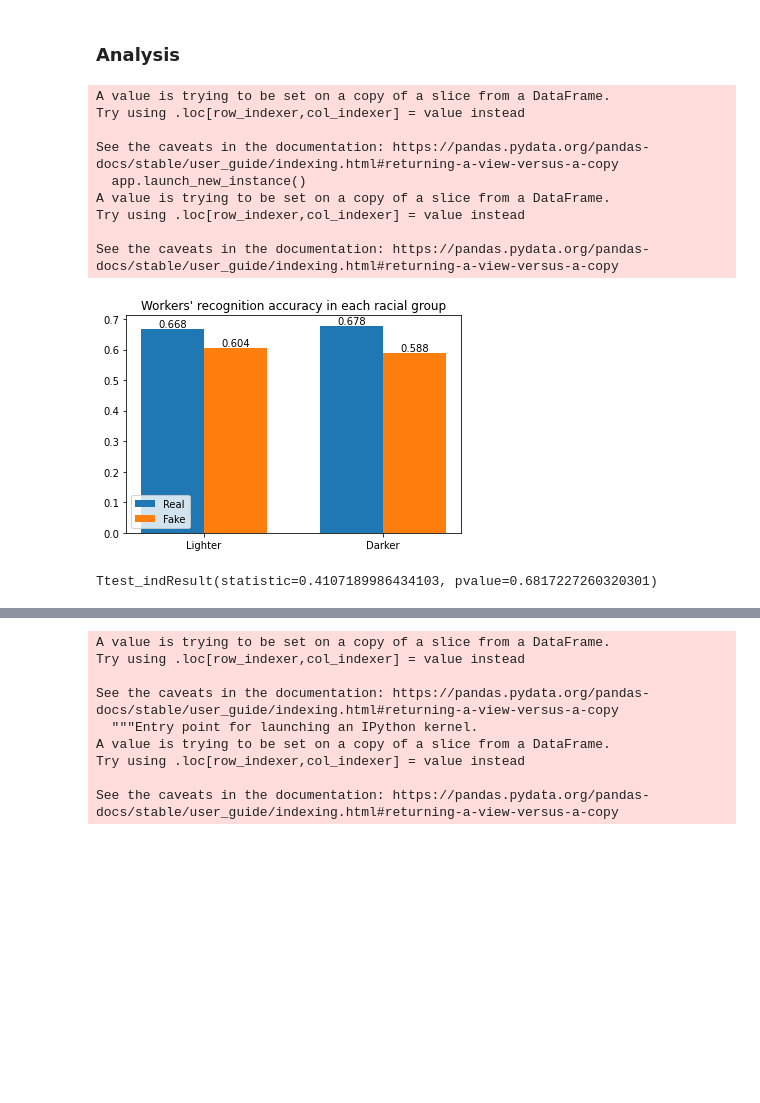
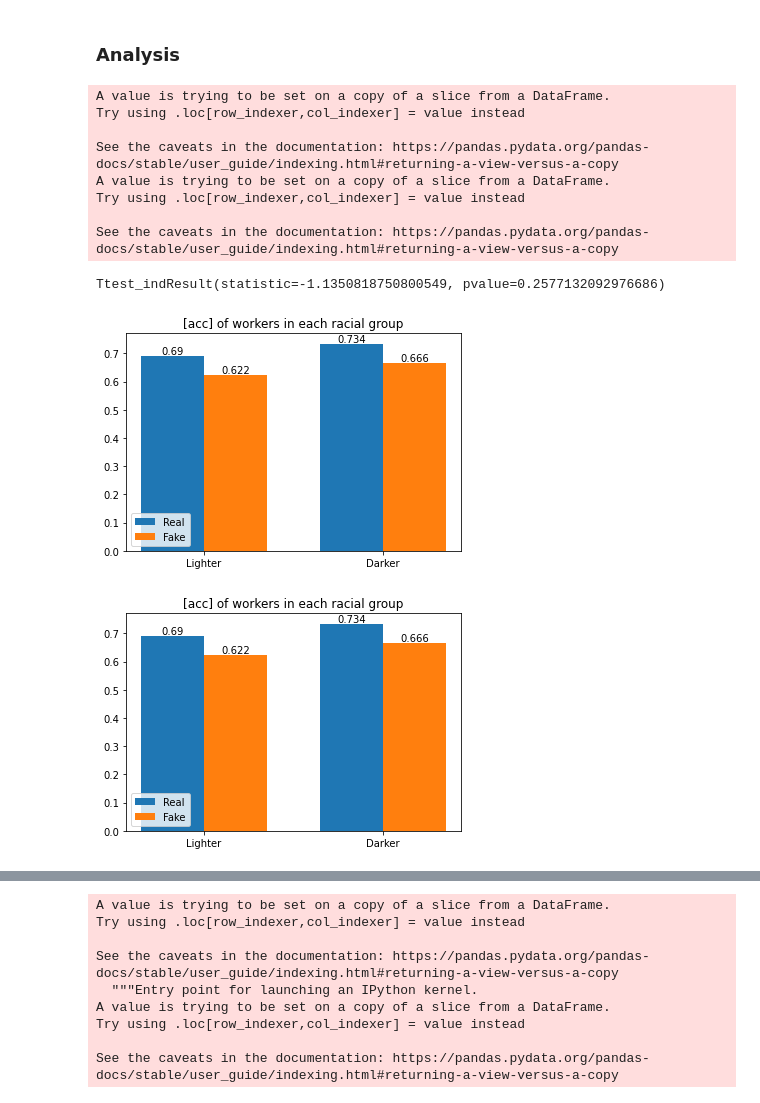
Before and after one commit to BirkhoffG/crowd_project, a Jupyter notebook: fairness.ipynb, the cells around one changed output, grey strips where cells are left out. Saved outputs shown, nothing was run; the diff lists cells and outputs as text; code cells hidden in the pictures; blank space fills up the shorter version.

```diff
--- a/fairness.ipynb
+++ b/fairness.ipynb
@@ -184,15 +184,25 @@ control_task[['INPUT:image', 'GOLDEN:result']].to_csv('control_tasks.tsv', index
 # %%
 from scipy.stats import ttest_ind
 
+def normalize_confidence(x):
+    # {0: 'Very confident', 1: 'Somewhat confident', 2: 'Not confident'} ==> {0: 'Not confident', 0.5: 'Somewhat confident', 1: 'Very confident'}
+    return dict(zip(range(3), [1., 0.5, 0.]))[x]
 
-def get_real_fake_acc(result_path, balanced_set):
+
+def get_real_fake_acc(result_path, balanced_set, metrics='acc'):
+    if metrics not in ['acc', 'OUTPUT:confidence']:
+        raise ValueError("metrics must be either 'acc' or 'OUTPUT:confidence'")
+
     worker_acc = pd.read_csv(result_path, sep='\t').dropna(axis=0, how='all')
     worker_acc['n_tasks'] = np.ones(len(worker_acc))
     worker_acc['INPUT:image'] = worker_acc['INPUT:image'].apply(lambda x: x.replace('"', ''))
     worker_acc['n_tasks'] = np.ones(len(worker_acc))
+    worker_acc['OUTPUT:confidence'] = worker_acc['OUTPUT:confidence'].apply(normalize_confidence)
+    worker_acc = worker_acc[:2000]
     # worker's acc for each image
-    imgs_acc = worker_acc[['INPUT:image', 'OUTPUT:result', 'GOLDEN:result', 'n_tasks']].groupby('INPUT:image').sum().reset_index()
+    imgs_acc = worker_acc[['INPUT:image', 'OUTPUT:result', 'GOLDEN:result', 'n_tasks', 'OUTPUT:confidence']].groupby('INPUT:image').sum().reset_index()
     imgs_acc = imgs_acc.merge(balanced_set, on='INPUT:image')
+    imgs_acc['OUTPUT:confidence'] = imgs_acc['OUTPUT:confidence'] / imgs_acc['n_tasks']
     imgs_acc_real = imgs_acc[imgs_acc['GOLDEN:result'] == 0.]
     imgs_acc_fake = imgs_acc[imgs_acc['GOLDEN:result'] > 0.]
 
@@ -201,14 +211,20 @@ def get_real_fake_acc(result_path, balanced_set):
     imgs_acc_real['acc'] = (imgs_acc_real['n_tasks'] - imgs_acc_real['OUTPUT:result']) / (imgs_acc_real['n_tasks'] - imgs_acc_real['GOLDEN:result'])
 
     fig = freq_bar(
-        real_y=imgs_acc_real.groupby('skin').mean()['acc'],
-        fake_y=imgs_acc_fake.groupby('skin').mean()['acc'],
-        title="Workers' recognition accuracy in each racial group"
+        real_y=imgs_acc_real.groupby('skin').mean()[metrics],
+        fake_y=imgs_acc_fake.groupby('skin').mean()[metrics],
+        title=f"[{metrics}] of workers in each racial group"
     )
     return dict(
-        real_imgs_acc=imgs_acc_real, fake_imgs_acc = imgs_acc_fake, fig=fig,
-        ttest_skin_real=ttest_ind(imgs_acc_real[imgs_acc_real['skin']==0]['acc'], imgs_acc_real[imgs_acc_real['skin']==1]['acc']),
-        ttest_skin_fake=ttest_ind(imgs_acc_fake[imgs_acc_fake['skin']==0]['acc'], imgs_acc_fake[imgs_acc_fake['skin']==1]['acc'])
+        real_imgs_acc=imgs_acc_real, fake_imgs_acc = imgs_acc_fake, worker_acc=worker_acc, fig=fig,
+        real_lighter_acc=imgs_acc_real[imgs_acc_real['skin'] == 0][metrics],
+        real_darker_acc=imgs_acc_real[imgs_acc_real['skin'] == 1][metrics],
+        fake_lighter_acc=imgs_acc_fake[imgs_acc_fake['skin'] == 0][metrics],
+        fake_darker_acc=imgs_acc_fake[imgs_acc_fake['skin'] == 1][metrics]
+        # ttest_skin_real=ttest_ind(
+        #     imgs_acc_real[imgs_acc_real['skin']==0][metrics], imgs_acc_real[imgs_acc_real['skin']==1][metrics]),
+        # ttest_skin_fake=ttest_ind(
+        #     imgs_acc_fake[imgs_acc_fake['skin']==0][metrics], imgs_acc_fake[imgs_acc_fake['skin']==1][metrics])
     )
 # %%
 pools = [
@@ -222,35 +238,33 @@ pools = [
     ),
     dict(
         result_path='fairness/fake_real_worker_acc/assignments_from_pool_33987192__20-06-2022.tsv',
-        payment_amount=0.03, attention_q=None
+        payment_amount=0.03, attention_q="None"
     ),
     dict(
         result_path='fairness/fake_real_worker_acc/assignments_from_pool_34019892__22-06-2022.tsv',
         payment_amount=0.03, attention_q="gender"
     ),
     dict(
-        result_path='fairness/fake_real_worker_acc/assignments_from_pool_34051317__23-06-2022.tsv',
-        payment_amount=0.01, attention_q=None
+        result_path='fairness/fake_real_worker_acc/assignments_from_pool_34051317__24-06-2022.tsv',
+        payment_amount=0.01, attention_q="None"
     ),
     dict(
         result_path='fairness/fake_real_worker_acc/assignments_from_pool_34062125__23-06-2022.tsv',
-        payment_amount=0.01, attention_q=None
+        payment_amount=0.01, attention_q="eye color"
     )
 ]
-# %%
-real_fake_res = get_real_fake_acc(pools[-1]['result_path'], balanced_set)
-# %% [output]
-A value is trying to be set on a copy of a slice from a DataFrame.
-Try using .loc[row_indexer,col_indexer] = value instead
-
-See the caveats in the documentation: https://pandas.pydata.org/pandas-docs/stable/user_guide/indexing.html#returning-a-view-versus-a-copy
-  app.launch_new_instance()
-A value is trying to be set on a copy of a slice from a DataFrame.
-Try using .loc[row_indexer,col_indexer] = value instead
-
-See the caveats in the documentation: https://pandas.pydata.org/pandas-docs/stable/user_guide/indexing.html#returning-a-view-versus-a-copy
-[figure, removed]
-# %%
-real_fake_res['ttest_skin_fake']
-# %% [output]
-Ttest_indResult(statistic=0.4107189986434103, pvalue=0.6817227260320301)
+# %%
+ttest_ind(get_real_fake_acc(pools[-2]['result_path'], balanced_set, metrics='acc')['fake_lighter_acc'],
+          get_real_fake_acc(pools[-2]['result_path'], balanced_set, metrics='acc')['fake_darker_acc'])
+# %% [output]
+A value is trying to be set on a copy of a slice from a DataFrame.
+Try using .loc[row_indexer,col_indexer] = value instead
+
+See the caveats in the documentation: https://pandas.pydata.org/pandas-docs/stable/user_guide/indexing.html#returning-a-view-versus-a-copy
+A value is trying to be set on a copy of a slice from a DataFrame.
+Try using .loc[row_indexer,col_indexer] = value instead
+
+See the caveats in the documentation: https://pandas.pydata.org/pandas-docs/stable/user_guide/indexing.html#returning-a-view-versus-a-copy
+Ttest_indResult(statistic=-1.1350818750800549, pvalue=0.2577132092976686)
+[figure, added]
+[figure, added]
```
Also changed, not shown: parts of 1 cell of this notebook.
